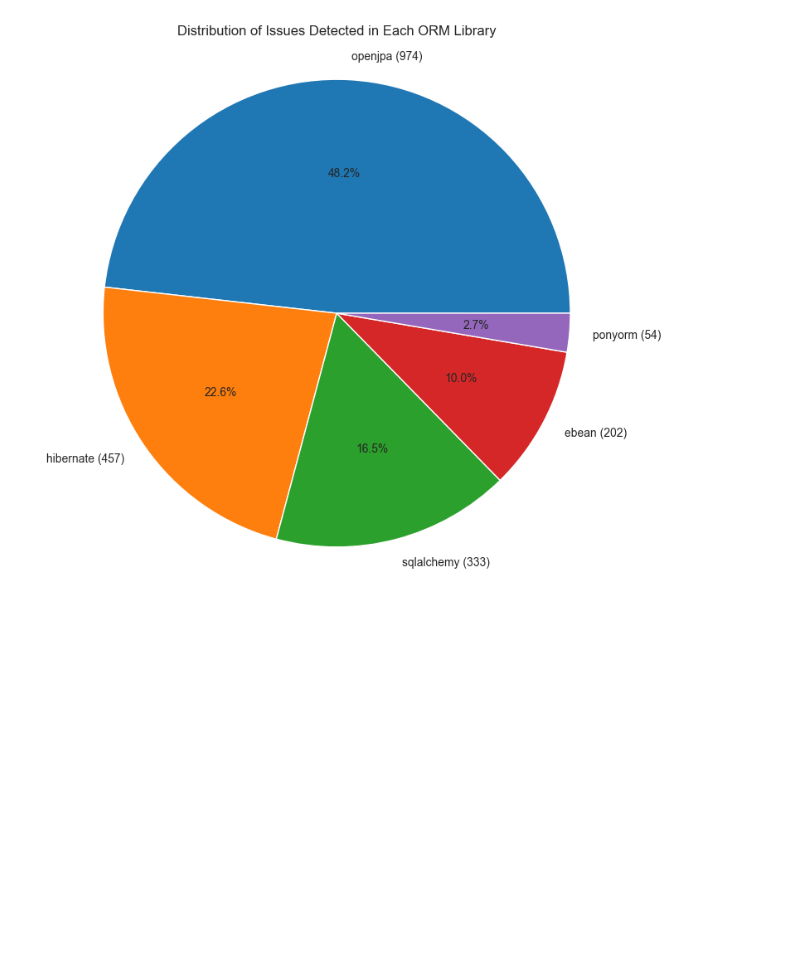
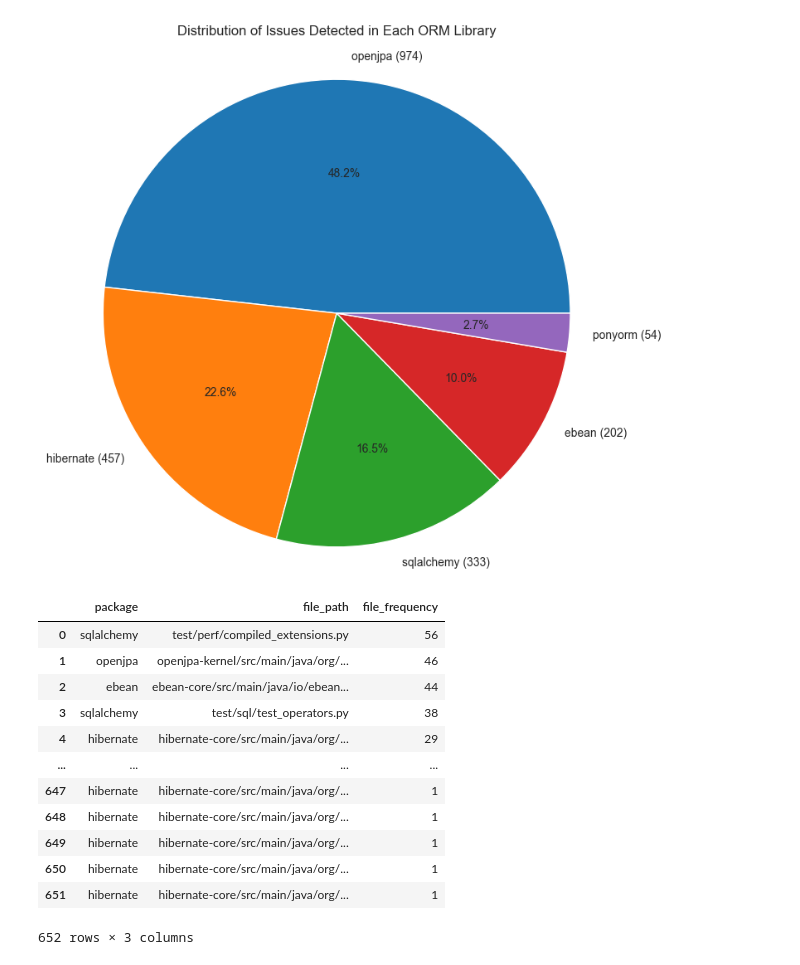
Before and after one commit to Hashir-Jamil/static-analysis-tools-comparison, a Jupyter notebook: static_analysis_data.ipynb, the cells around one changed output. Drawn from its saved outputs; the diff is of its cells as text; code cells hidden in the pictures; blank space fills up the shorter version.

```diff
--- a/static_analysis_data.ipynb
+++ b/static_analysis_data.ipynb
@@ -86,3 +87,23 @@ sonarcloud_sample = sonarcloud_df.sample(n=24, random_state=42)
 reviewer_name = ['Hashir Jamil'] * 12 + ['Zachary Ross'] * 12
 sonarcloud_sample.insert(0, 'reviewer', reviewer_name)
 sonarcloud_sample.to_csv('sonarcloud_data/sonarcloud_sample.csv', index=False)
+# %%
+file_path_frequency_df = sonarcloud_df.groupby(['package','file_path']).size().reset_index(name='file_frequency')
+file_path_frequency_df.sort_values(by=['file_frequency'], ascending=False, inplace=True)
+file_path_frequency_df.reset_index(drop=True, inplace=True)
+file_path_frequency_df.to_csv('sonarcloud_data/sonarcloud_file_frequency.csv', index=False)
+file_path_frequency_df
+# %% [output]
+|  | package | file_path | file_frequency |
+| 0 | sqlalchemy | test/perf/compiled_extensions.py | 56 |
+| 1 | openjpa | openjpa-kernel/src/main/java/org/... | 46 |
+| 2 | ebean | ebean-core/src/main/java/io/ebean... | 44 |
+| 3 | sqlalchemy | test/sql/test_operators.py | 38 |
+| 4 | hibernate | hibernate-core/src/main/java/org/... | 29 |
+| ... | ... | ... | ... |
+| 647 | hibernate | hibernate-core/src/main/java/org/... | 1 |
+| 648 | hibernate | hibernate-core/src/main/java/org/... | 1 |
+| 649 | hibernate | hibernate-core/src/main/java/org/... | 1 |
+| 650 | hibernate | hibernate-core/src/main/java/org/... | 1 |
+| 651 | hibernate | hibernate-core/src/main/java/org/... | 1 |
+652 rows × 3 columns
```
Also changed, not shown: parts of 2 cells of this notebook, 5 other files.
